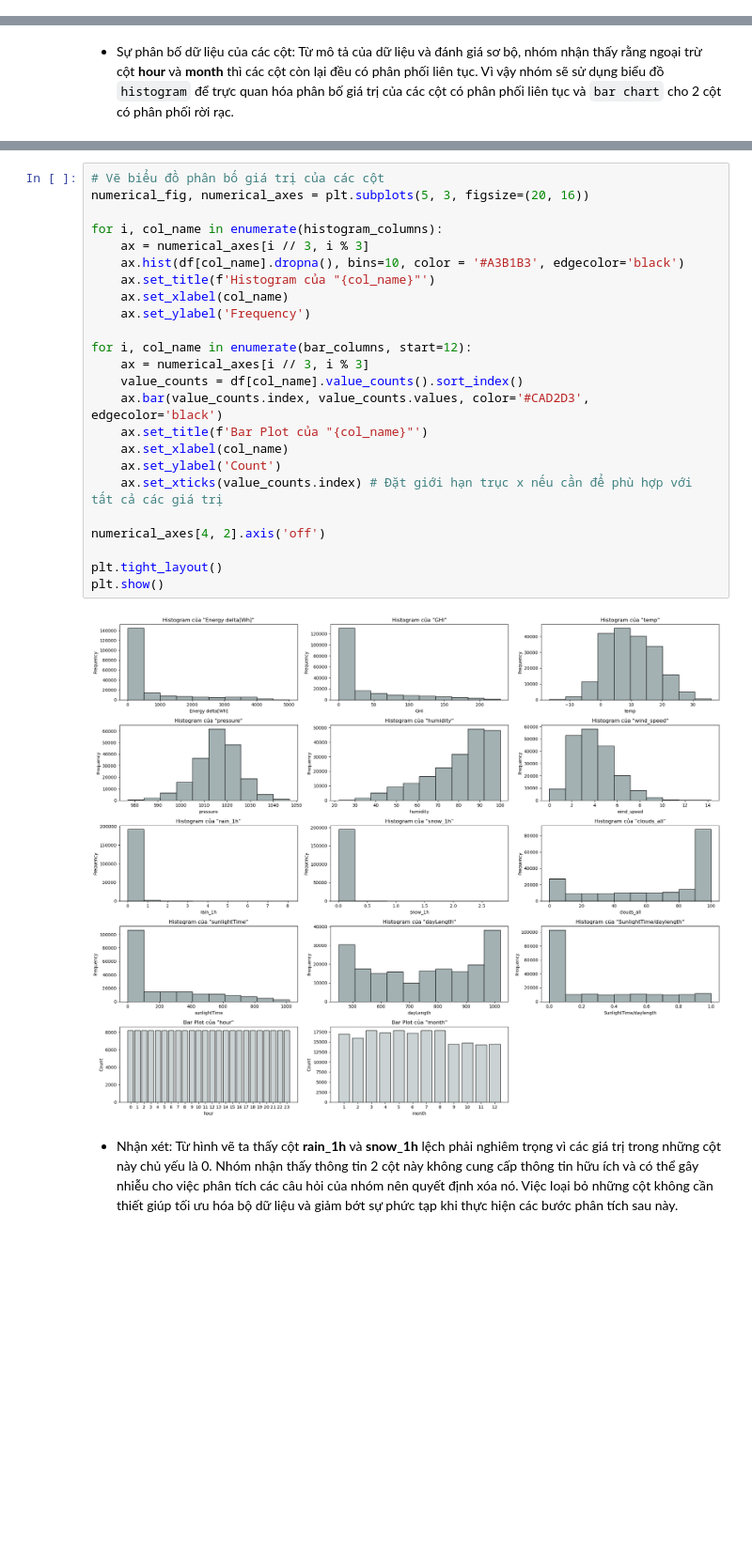
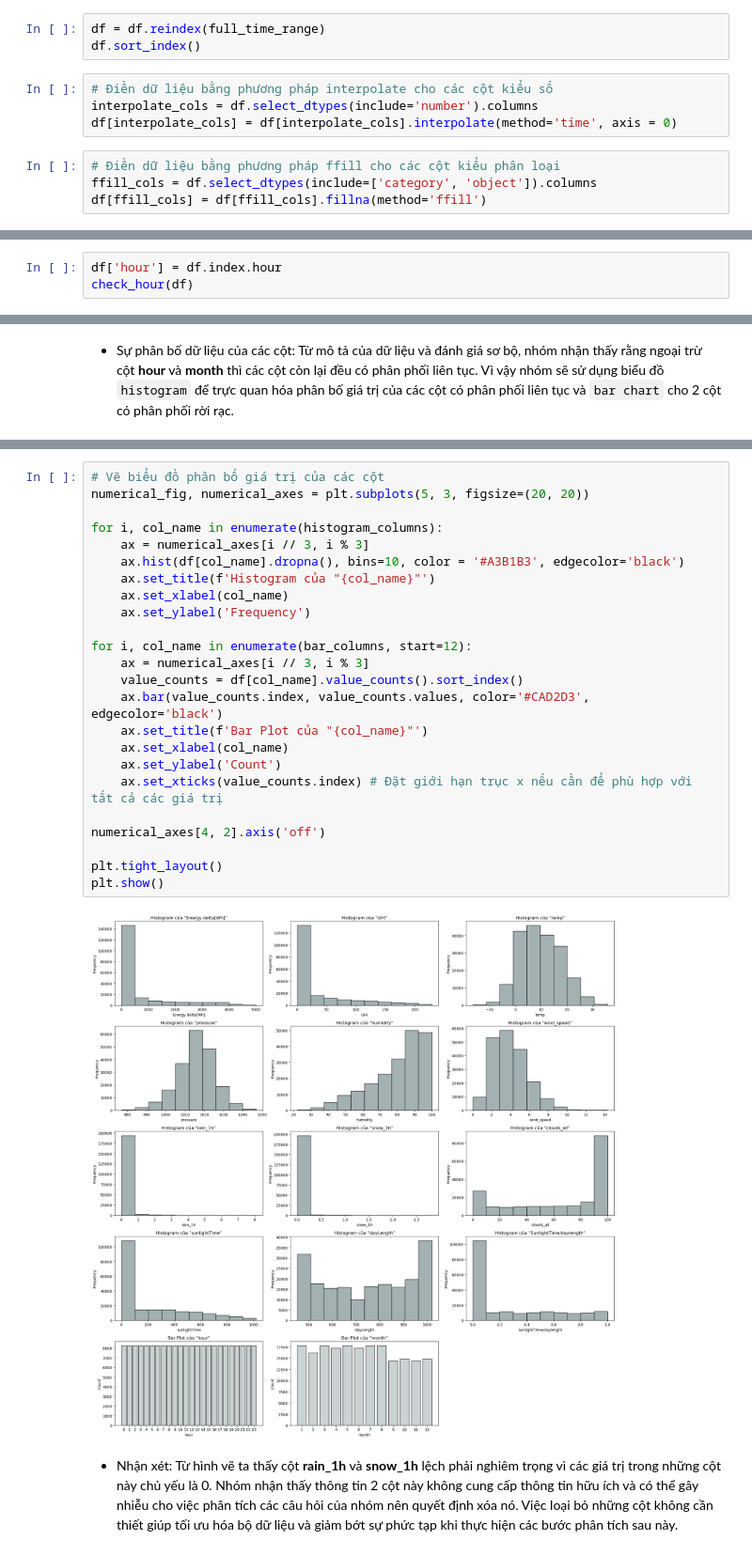
Before and after one commit to alpaca3000/Lab02_DataVisualization, a Jupyter notebook: Source_Codes/DataPreprocessing.ipynb, the cells around one changed output, grey strips where cells are left out. Shown: that part at 94% size. Saved outputs shown, nothing was run; the diff lists cells and outputs as text; blank space fills up the shorter version.

Commit message:
update preprocessing add code imputate missing time

```diff
--- a/Source_Codes/DataPreprocessing.ipynb
+++ b/Source_Codes/DataPreprocessing.ipynb
@@ -233,3 +210,14 @@ plt.show()
+# %%
+df = df.reindex(full_time_range)
+df.sort_index()
+# %%
+# Điền dữ liệu bằng phương pháp interpolate cho các cột kiểu số
+interpolate_cols = df.select_dtypes(include='number').columns
+df[interpolate_cols] = df[interpolate_cols].interpolate(method='time', axis = 0)
+# %%
+# Điền dữ liệu bằng phương pháp ffill cho các cột kiểu phân loại
+ffill_cols = df.select_dtypes(include=['category', 'object']).columns
+df[ffill_cols] = df[ffill_cols].fillna(method='ffill')
 # %% [markdown]
 ##### 3.3.3 Kiểm tra giá trị cột **hour** và **month** so với index
 # %% [markdown]
@@ -254,0 +245,3 @@ Dữ liệu cột 'month' đã chuẩn.
+# %%
+df['hour'] = df.index.hour
+check_hour(df)
@@ -297,29 +290,29 @@ bar_columns = numerical_columns[12:]
 # %%
 # Vẽ biểu đồ phân bố giá trị của các cột
-numerical_fig, numerical_axes = plt.subplots(5, 3, figsize=(20, 16))
+numerical_fig, numerical_axes = plt.subplots(5, 3, figsize=(20, 20))
 
 for i, col_name in enumerate(histogram_columns):
     ax = numerical_axes[i // 3, i % 3]
     ax.hist(df[col_name].dropna(), bins=10, color = '#A3B1B3', edgecolor='black')
     ax.set_title(f'Histogram của "{col_name}"')
     ax.set_xlabel(col_name)
     ax.set_ylabel('Frequency')
 
 for i, col_name in enumerate(bar_columns, start=12):
     ax = numerical_axes[i // 3, i % 3]
     value_counts = df[col_name].value_counts().sort_index()
     ax.bar(value_counts.index, value_counts.values, color='#CAD2D3', edgecolor='black')
     ax.set_title(f'Bar Plot của "{col_name}"')
     ax.set_xlabel(col_name)
     ax.set_ylabel('Count')
     ax.set_xticks(value_counts.index) # Đặt giới hạn trục x nếu cần để phù hợp với tất cả các giá trị
 
 numerical_axes[4, 2].axis('off')
 
 plt.tight_layout()
 plt.show()
 # %% [output]
-[figure, old version]
+[figure, new version]
 # %% [markdown]
 - Nhận xét: Từ hình vẽ ta thấy cột **rain_1h** và **snow_1h** lệch phải nghiêm trọng vì các giá trị trong những cột này chủ yếu là 0. Nhóm nhận thấy thông tin 2 cột này không cung cấp thông tin hữu ích và có thể gây nhiễu cho việc phân tích các câu hỏi của nhóm nên quyết định xóa nó. Việc loại bỏ những cột không cần thiết giúp tối ưu hóa bộ dữ liệu và giảm bớt sự phức tạp khi thực hiện các bước phân tích sau này.
 # %%
```
Also changed, not shown: parts of 13 cells of this notebook, 2 other files.
